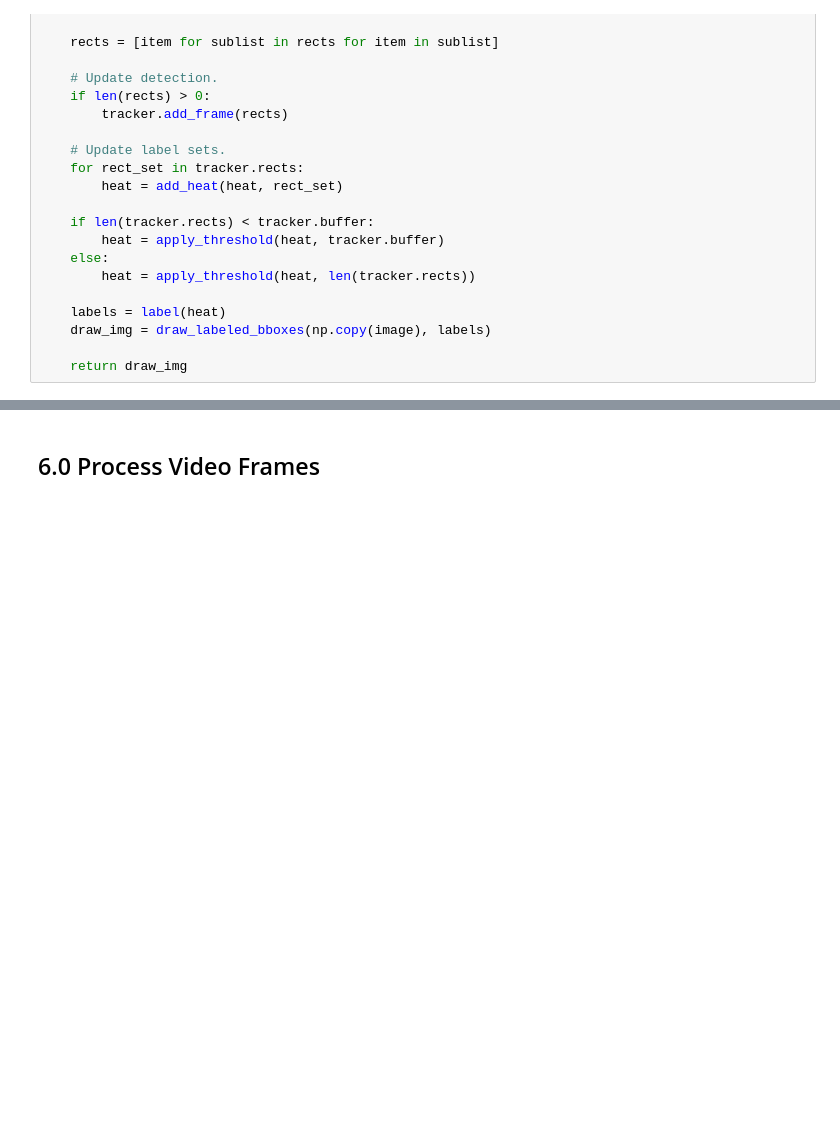
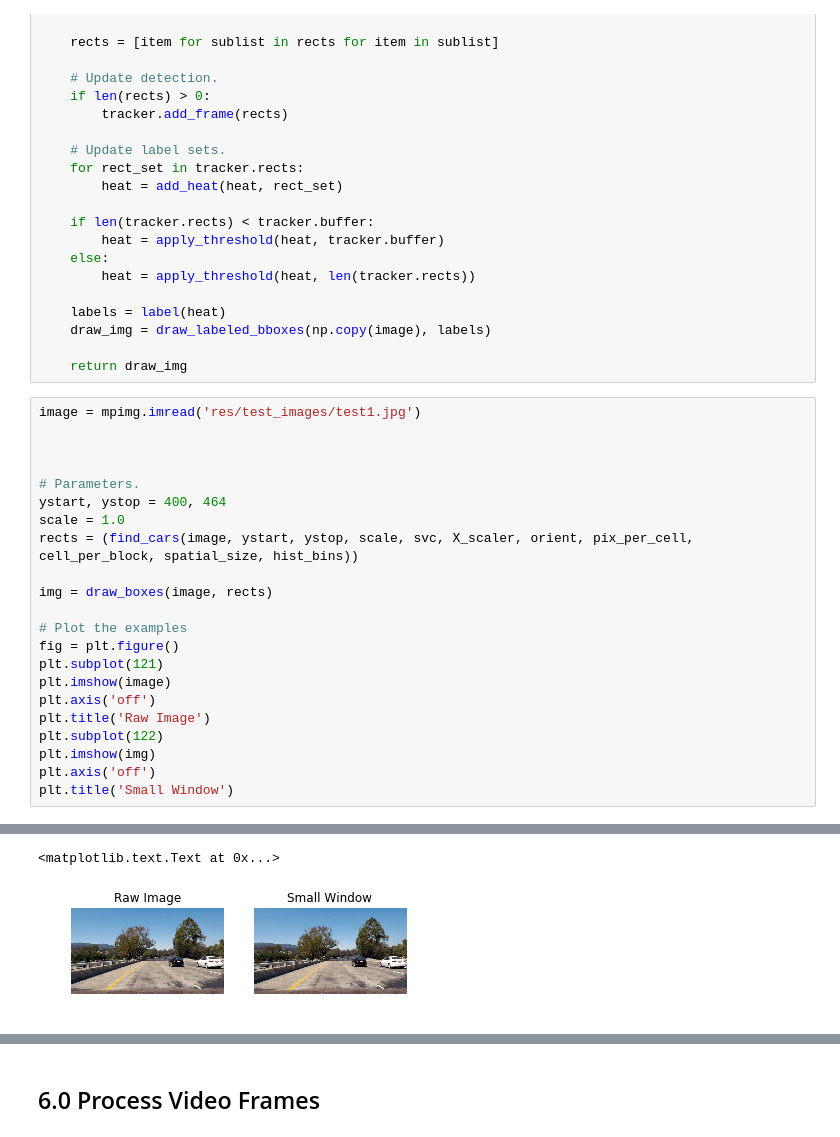
Before and after one commit to djiglesias/CarND-Vehicle-Detection, a Jupyter notebook: classify.ipynb, the cells around one changed output, grey strips where cells are left out. Drawn from its saved outputs; the diff is of its cells as text; blank space fills up the shorter version.

```diff
--- a/classify.ipynb
+++ b/classify.ipynb
@@ -162,3 +164,26 @@ def pipeline(image):
     draw_img = draw_labeled_bboxes(np.copy(image), labels)
 
     return draw_img
+# %%
+image = mpimg.imread('res/test_images/test1.jpg')
+
+
+
+# Parameters.
+ystart, ystop = 400, 464
+scale = 1.0
+rects = (find_cars(image, ystart, ystop, scale, svc, X_scaler, orient, pix_per_cell, cell_per_block, spatial_size, hist_bins))
+
+img = draw_boxes(image, rects)
+
+# Plot the examples
+fig = plt.figure()
+plt.subplot(121)
+plt.imshow(image)
+plt.axis('off')
+plt.title('Raw Image')
+plt.subplot(122)
+plt.imshow(img)
+plt.axis('off')
+plt.title('Small Window')
+# %% [output]
@@ -164,0 +192,2 @@ def pipeline(image):
+<matplotlib.text.Text at 0x...>
+[figure, added]
```
Also changed, not shown: parts of 4 cells of this notebook, 2 other files.
